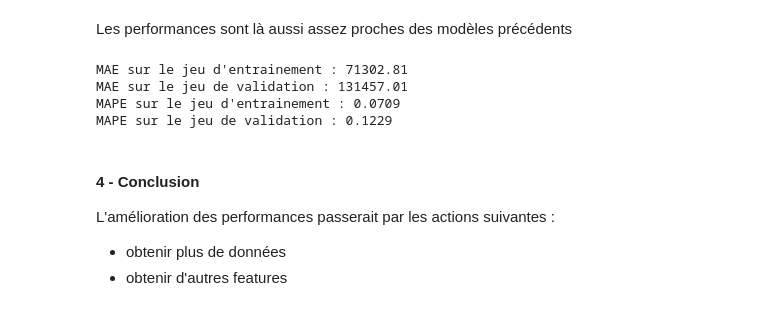
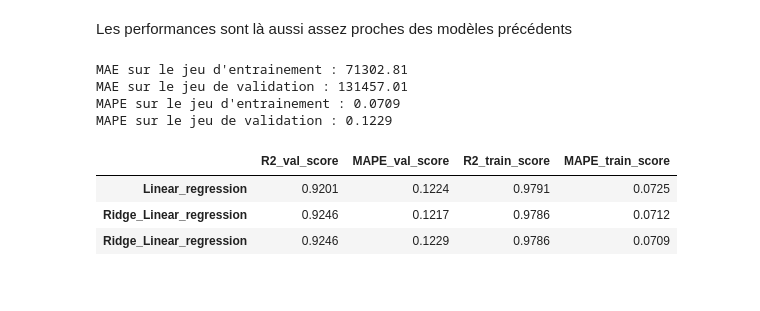
Before and after one commit to sdupland/bloc3_donn-es_structur-es, a Jupyter notebook: projet walmart/walmart_sndd.ipynb, the cells around one changed output. Saved outputs shown, nothing was run; the diff lists cells and outputs as text; code cells hidden in the pictures.

```diff
--- a/projet walmart/walmart_sndd.ipynb
+++ b/projet walmart/walmart_sndd.ipynb
@@ -372,3 +384,10 @@ L'erreur moyenne serait d'environ 70 000 dollars sur le jeu d'entrainement, cont
 C'est en cela que la MAPE est intéressante, en exprimant ces valeurs en % des valeurs à prédire.
 Ainsi, l'erreur de préduction est de 7,2% sur le jeu d'entrainement, contre 12,2% sur le jeu de test.
 En fonction de ce que l'on souhaite, et des enjeux, ces pourcentages seront plus ou moins acceptables. Imaginions que nous souhaitions anticiper le chiffre d'affaire pour pouvoir adapter l'effectif des magasins, plus de 12% d'erreur pourrait être trop important.
+# %%
+# création d'un dataset pour stocker les resultats du modèle
+models_comparison = pd.DataFrame({"R2_val_score" : model.score(X_test, Y_test).round(4),
+                                  "MAPE_val_score" : mean_absolute_percentage_error(Y_test, y_test_pred).round(4),
+                                 "R2_train_score" : model.score(X_train, Y_train).round(4),
+                                  "MAPE_train_score" : mean_absolute_percentage_error(Y_train, y_train_pred).round(4)},
+                                 index=["Linear_regression"])
@@ -437,0 +482,10 @@ MAPE sur le jeu de validation : 0.1216
+# %%
+# ajout metrics nouveau modèle au dataset créé précédemment
+ridge_results = pd.DataFrame({"R2_val_score" : grid.score(X_test, Y_test).round(4),
+                              "MAPE_val_score" : mean_absolute_percentage_error(Y_test, y_test_pred).round(4),
+                              "R2_train_score" : grid.score(X_train, Y_train).round(4),
+                              "MAPE_train_score" : mean_absolute_percentage_error(Y_train, y_train_pred).round(4)},
+                             index=["Ridge_Linear_regression"])
+
+models_comparison = pd.concat([models_comparison,ridge_results])
+models_comparison
@@ -483,9 +541,18 @@ MAE sur le jeu d'entrainement : 71302.81
 MAE sur le jeu de validation : 131457.01
 MAPE sur le jeu d'entrainement : 0.0709
 MAPE sur le jeu de validation : 0.1229
-# %% [markdown]
-#### 4 - Conclusion
-
-L'amélioration des performances passerait par les actions suivantes :
-- obtenir plus de données
-- obtenir d'autres features
+# %%
+# ajout metrics nouveau modèle au dataset créé précédemment
+lasso_results = pd.DataFrame({"R2_val_score" : grid.score(X_test, Y_test).round(4),
+                              "MAPE_val_score" : mean_absolute_percentage_error(Y_test, y_test_pred).round(4),
+                              "R2_train_score" : grid.score(X_train, Y_train).round(4),
+                              "MAPE_train_score" : mean_absolute_percentage_error(Y_train, y_train_pred).round(4)},
+                             index=["Ridge_Linear_regression"])
+
+models_comparison = pd.concat([models_comparison,lasso_results])
+models_comparison
+# %% [output]
+|  | R2_val_score | MAPE_val_score | R2_train_score | MAPE_train_score |
+| Linear_regression | 0.9201 | 0.1224 | 0.9791 | 0.0725 |
+| Ridge_Linear_regression | 0.9246 | 0.1217 | 0.9786 | 0.0712 |
+| Ridge_Linear_regression | 0.9246 | 0.1229 | 0.9786 | 0.0709 |
```
Also changed, not shown: parts of 26 cells of this notebook.
